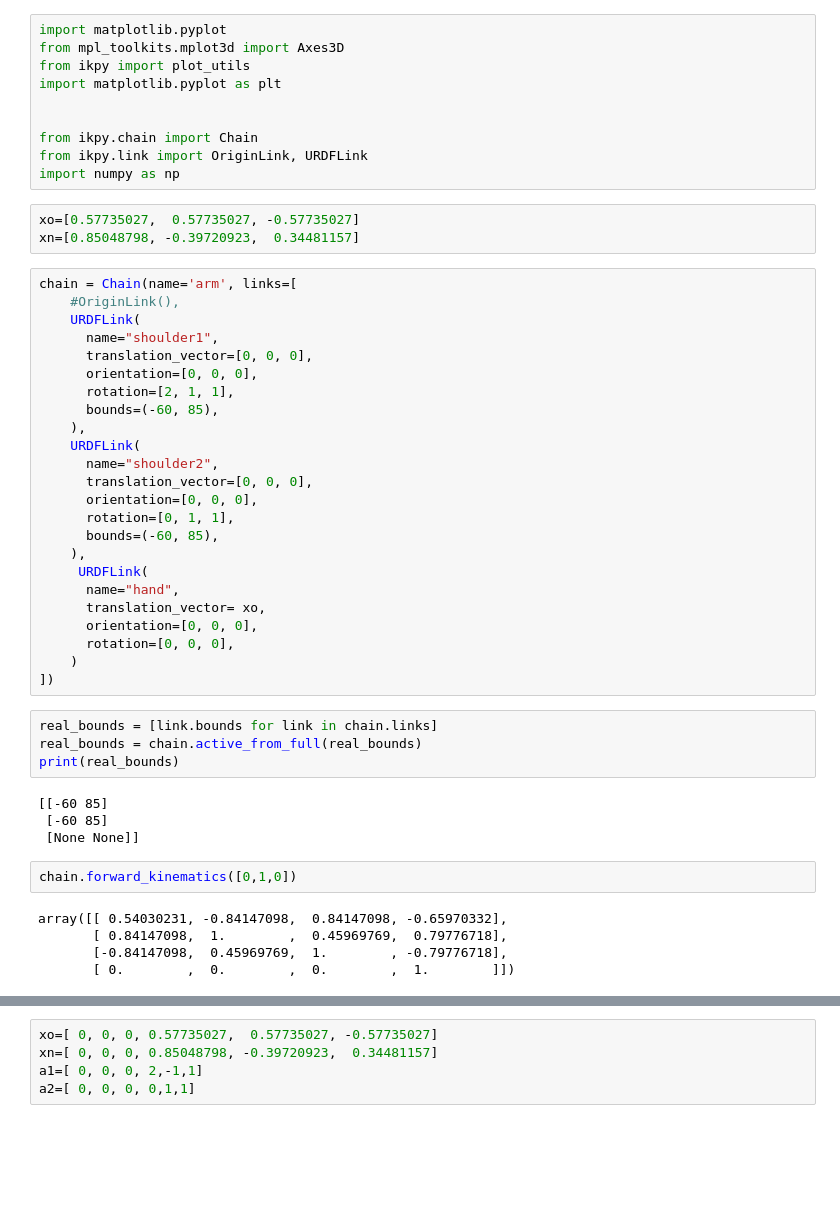
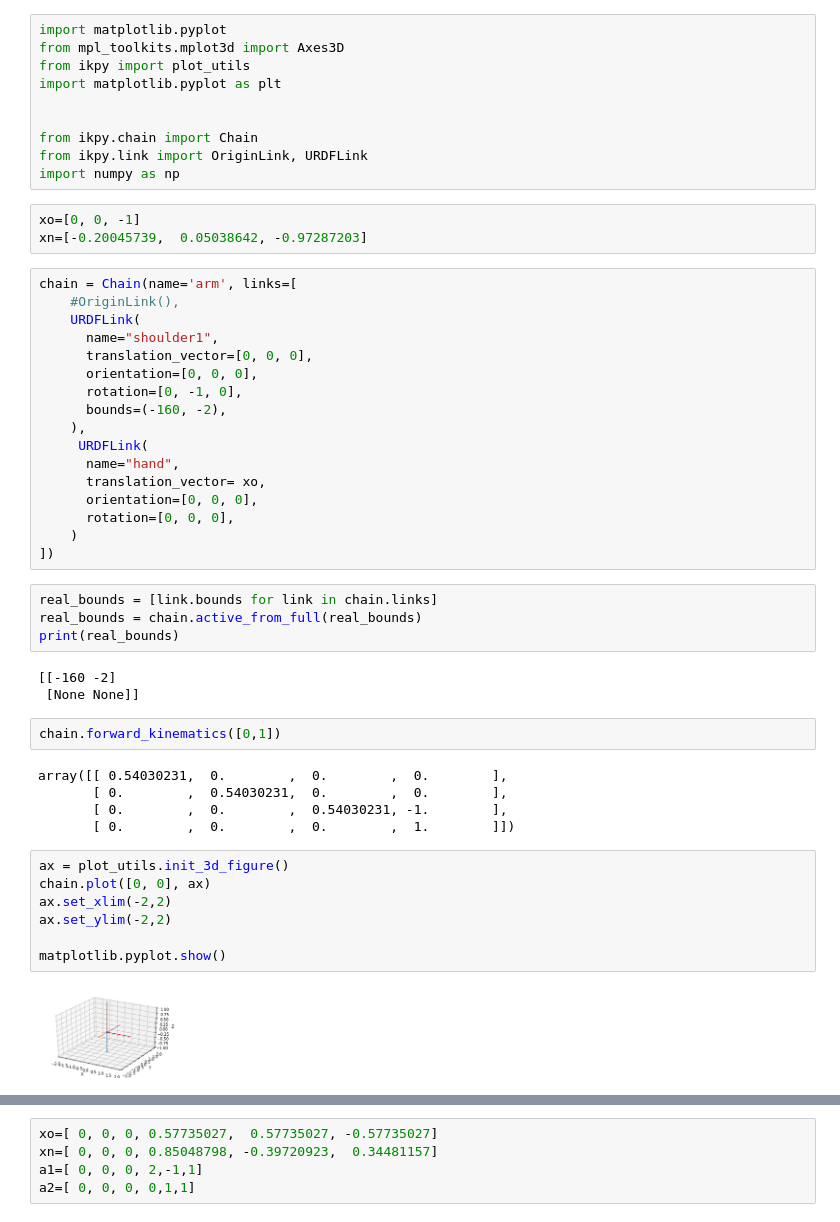
Before and after one commit to fredericgo/learning_from_video, a Jupyter notebook: mujoco/Untitled1.ipynb, the cells around one changed output, grey strips where cells are left out. Drawn from its saved outputs; the diff is of its cells as text; blank space fills up the shorter version.

```diff
--- a/mujoco/Untitled1.ipynb
+++ b/mujoco/Untitled1.ipynb
@@ -9,8 +9,8 @@ from ikpy.chain import Chain
 from ikpy.link import OriginLink, URDFLink
 import numpy as np
 # %%
-xo=[0.57735027,  0.57735027, -0.57735027]
-xn=[0.85048798, -0.39720923,  0.34481157]
+xo=[0, 0, -1]
+xn=[-0.20045739,  0.05038642, -0.97287203]
 # %%
 chain = Chain(name='arm', links=[
     #OriginLink(),
@@ -18,15 +18,8 @@ chain = Chain(name='arm', links=[
       name="shoulder1",
       translation_vector=[0, 0, 0],
       orientation=[0, 0, 0],
-      rotation=[2, 1, 1],
-      bounds=(-60, 85),
-    ),
-    URDFLink(
-      name="shoulder2",
-      translation_vector=[0, 0, 0],
-      orientation=[0, 0, 0],
-      rotation=[0, 1, 1],
-      bounds=(-60, 85),
+      rotation=[0, -1, 0],
+      bounds=(-160, -2),
     ),
      URDFLink(
       name="hand",
@@ -40,16 +33,24 @@ real_bounds = [link.bounds for link in chain.links]
 real_bounds = chain.active_from_full(real_bounds)
 print(real_bounds)
 # %% [output]
-[[-60 85]
- [-60 85]
+[[-160 -2]
  [None None]]
 # %%
-chain.forward_kinematics([0,1,0])
+chain.forward_kinematics([0,1])
 # %% [output]
-array([[ 0.54030231, -0.84147098,  0.84147098, -0.65970332],
-       [ 0.84147098,  1.        ,  0.45969769,  0.79776718],
-       [-0.84147098,  0.45969769,  1.        , -0.79776718],
+array([[ 0.54030231,  0.        ,  0.        ,  0.        ],
+       [ 0.        ,  0.54030231,  0.        ,  0.        ],
+       [ 0.        ,  0.        ,  0.54030231, -1.        ],
        [ 0.        ,  0.        ,  0.        ,  1.        ]])
+# %%
+ax = plot_utils.init_3d_figure()
+chain.plot([0, 0], ax)
+ax.set_xlim(-2,2)
+ax.set_ylim(-2,2)
+
+matplotlib.pyplot.show()
+# %% [output]
+[figure, added]
 # %%
 ax = plot_utils.init_3d_figure()
 
```
Also changed, not shown: parts of 1 cell of this notebook, 3 other files.
